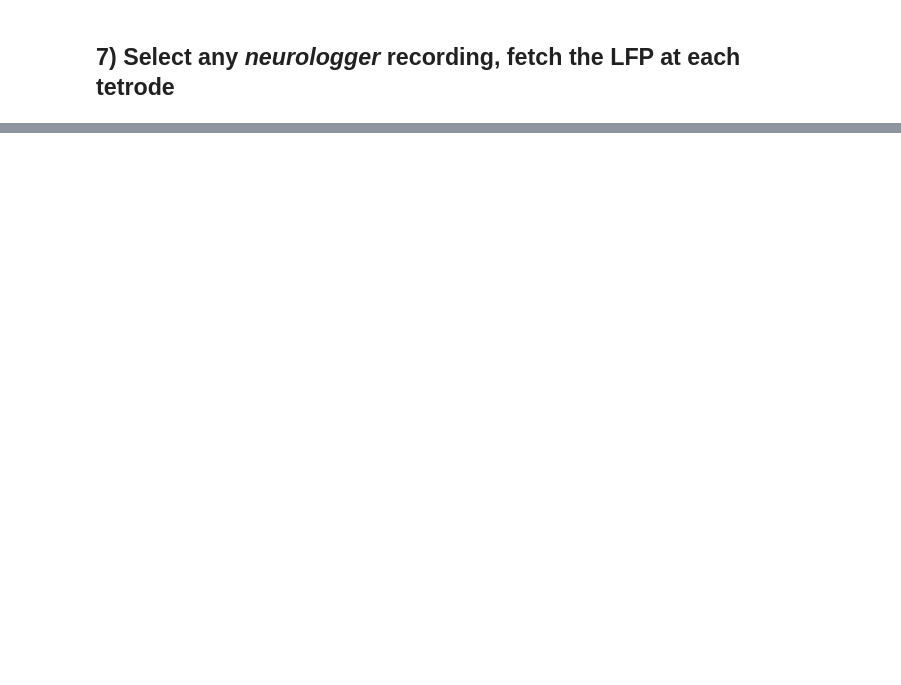
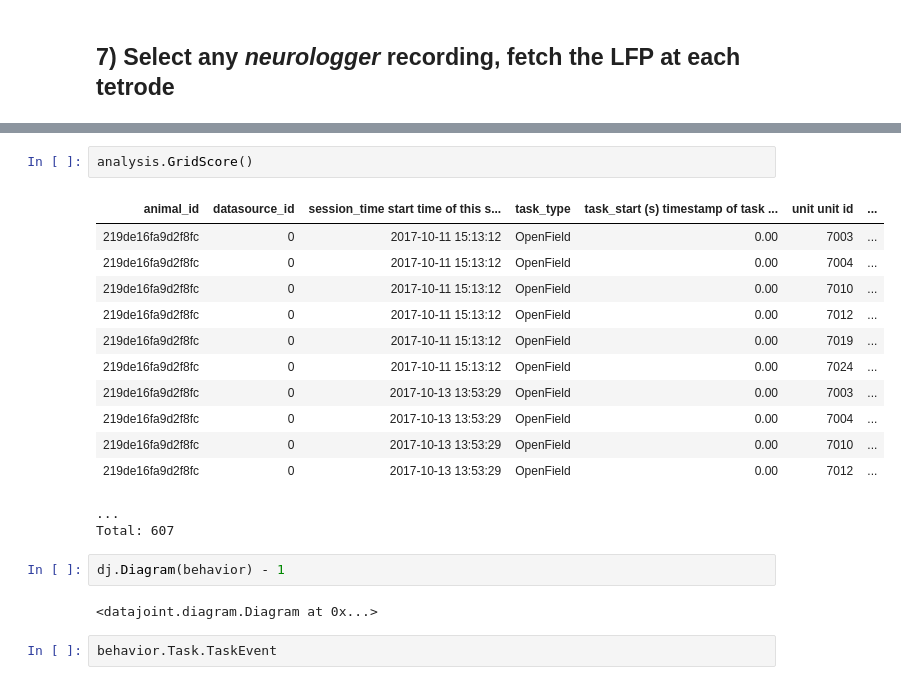
Before and after one commit to kavli-ntnu/dj-docs, a Jupyter notebook: notebooks/Sep2019 Workshop/Day 1 - Exercise.ipynb, the cells around one changed output, grey strips where cells are left out. Saved outputs shown, nothing was run; the diff lists cells and outputs as text; blank space fills up the shorter version.

Commit message:
update to the analysis example notebook

```diff
--- a/notebooks/Sep2019 Workshop/Day 1 - Exercise.ipynb
+++ b/notebooks/Sep2019 Workshop/Day 1 - Exercise.ipynb
@@ -154,0 +301,22 @@ for cluster_type in cluster_types:
+# %%
+analysis.GridScore()
+# %% [output]
+| animal_id | datasource_id | session_time start time of this s... | task_type | task_start (s) timestamp of task ... | unit unit id | ... |
+| 219de16fa9d2f8fc | 0 | 2017-10-11 15:13:12 | OpenField | 0.00 | 7003 | ... |
+| 219de16fa9d2f8fc | 0 | 2017-10-11 15:13:12 | OpenField | 0.00 | 7004 | ... |
+| 219de16fa9d2f8fc | 0 | 2017-10-11 15:13:12 | OpenField | 0.00 | 7010 | ... |
+| 219de16fa9d2f8fc | 0 | 2017-10-11 15:13:12 | OpenField | 0.00 | 7012 | ... |
+| 219de16fa9d2f8fc | 0 | 2017-10-11 15:13:12 | OpenField | 0.00 | 7019 | ... |
+| 219de16fa9d2f8fc | 0 | 2017-10-11 15:13:12 | OpenField | 0.00 | 7024 | ... |
+| 219de16fa9d2f8fc | 0 | 2017-10-13 13:53:29 | OpenField | 0.00 | 7003 | ... |
+| 219de16fa9d2f8fc | 0 | 2017-10-13 13:53:29 | OpenField | 0.00 | 7004 | ... |
+| 219de16fa9d2f8fc | 0 | 2017-10-13 13:53:29 | OpenField | 0.00 | 7010 | ... |
+| 219de16fa9d2f8fc | 0 | 2017-10-13 13:53:29 | OpenField | 0.00 | 7012 | ... |
+...
+Total: 607
+# %%
+dj.Diagram(behavior) - 1
+# %% [output]
+<datajoint.diagram.Diagram at 0x...>
+# %%
+behavior.Task.TaskEvent
```
Also changed, not shown: parts of 114 cells of this notebook, 1 other file.
